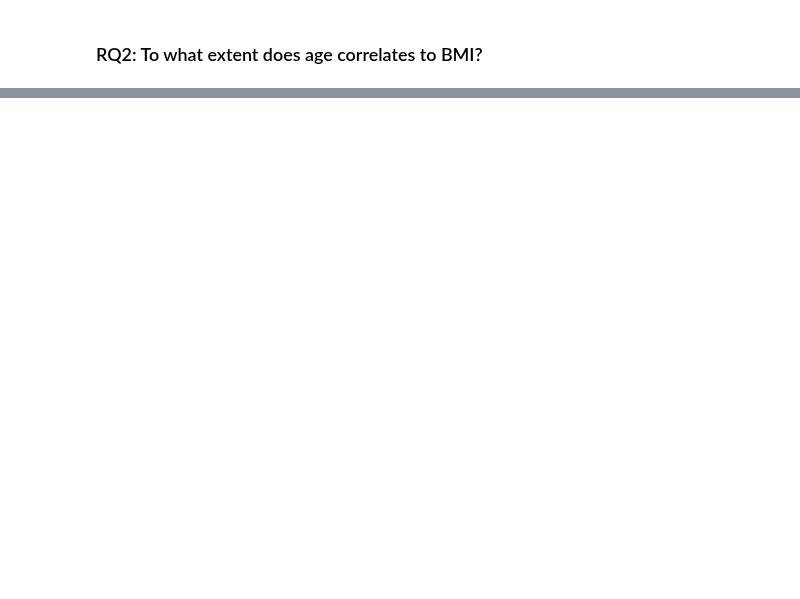
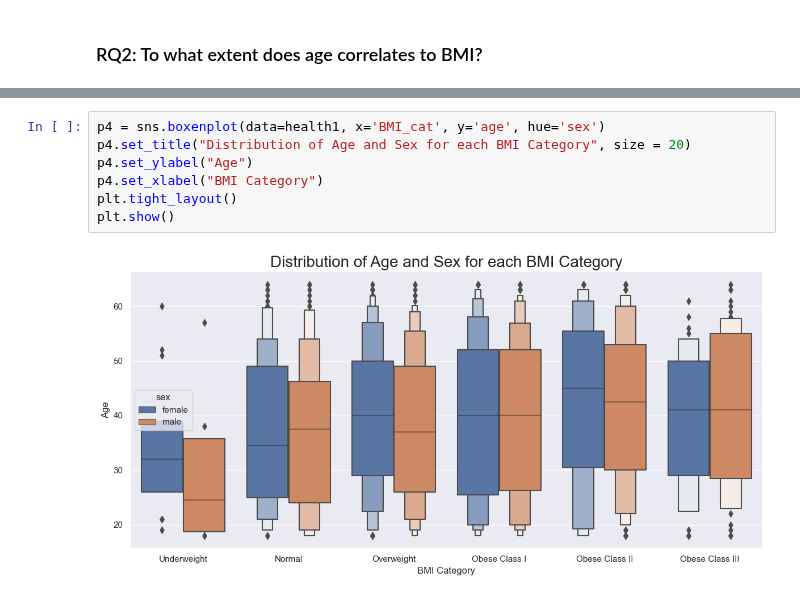
Before and after one commit to ubco-W2022T2-data301/project-group-group08, a Jupyter notebook: analysis/analysis2.ipynb, the cells around one changed output, grey strips where cells are left out. Drawn from its saved outputs; the diff is of its cells as text; blank space fills up the shorter version.

```diff
--- a/analysis/analysis2.ipynb
+++ b/analysis/analysis2.ipynb
@@ -138,0 +97,9 @@ sns.jointplot(data = BMIByAge, x='age', y='bmi', kind='reg')
+# %%
+p4 = sns.boxenplot(data=health1, x='BMI_cat', y='age', hue='sex')
+p4.set_title("Distribution of Age and Sex for each BMI Category", size = 20)
+p4.set_ylabel("Age")
+p4.set_xlabel("BMI Category")
+plt.tight_layout()
+plt.show()
+# %% [output]
+[figure, added]
```
Also changed, not shown: parts of 23 cells of this notebook, 2 other files.
